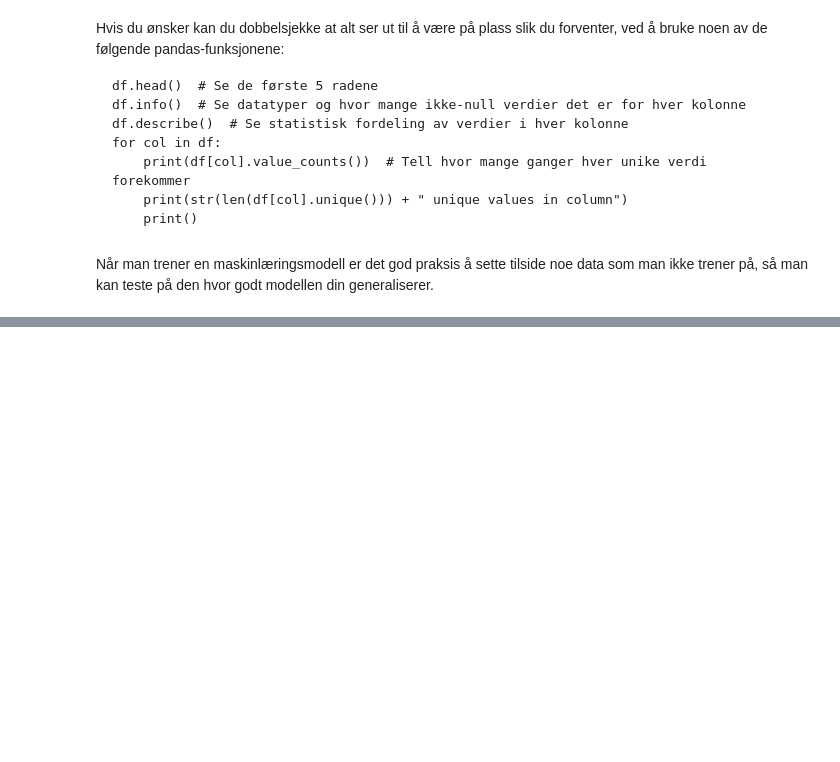
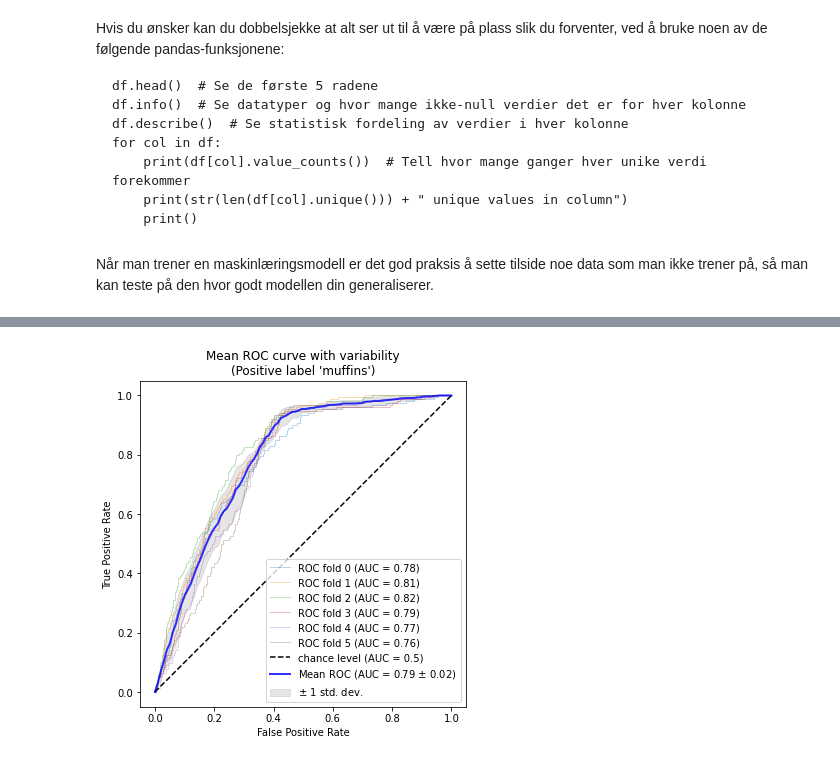
Before and after one commit to odaon/muffins-ai-motor, a Jupyter notebook: maskinlæring.ipynb, the cells around one changed output, grey strips where cells are left out. Saved outputs shown, nothing was run; the diff lists cells and outputs as text; code cells hidden in the pictures; blank space fills up the shorter version.

```diff
--- a/maskinlæring.ipynb
+++ b/maskinlæring.ipynb
@@ -64,13 +123,15 @@ En metode for dette kalles K-fold cross-validation. Navnet lyder slik fordi man
 # %%
-from sklearn.linear_model import LogisticRegression
 from sklearn.model_selection import cross_val_score
-from sklearn.model_selection import KFold
+from sklearn.model_selection import StratifiedKFold
 
 k = 5
-k_fold_x_validation = KFold(n_splits=k, random_state=None)
-logistic_regressor = LogisticRegression(solver='liblinear')
+k_fold_x_validation = StratifiedKFold(n_splits=k, random_state=42, shuffle=True)  # "Stratified" betyr av vi sørger for at det er like mange svindler i hver fold
 
-result = cross_val_score(logistic_regressor, X, y, cv=k_fold_x_validation)
+roc_auc_cv = cross_val_score(logistic_regressor, X, y, cv=k_fold_x_validation, scoring="roc_auc")
+print("Avg roc_auc: {}".format(round(roc_auc_cv.mean(), 3)))
+print(f"roc auc for alle folder: {roc_auc_cv}")
 
-print("Avg accuracy: {}".format(result.mean()))
+accuracy_cv = cross_val_score(logistic_regressor, X, y, cv=k_fold_x_validation, scoring="accuracy")
+print("Avg accuracy: {}".format(round(accuracy_cv.mean(), 3)))
+print(f"accuracy for alle folder: {accuracy_cv}")
 # %% [output]
@@ -95,0 +144,70 @@ Nøyaktighet bedre en dette vil
+# %%
+import matplotlib.pyplot as plt
+import numpy as np
+from sklearn import svm
+from sklearn.metrics import auc
+from sklearn.metrics import RocCurveDisplay
+from sklearn.model_selection import StratifiedKFold
+
+cv = StratifiedKFold(n_splits=6)
+classifier = logistic_regressor
+
+tprs = []
+aucs = []
+mean_fpr = np.linspace(0, 1, 100)
+
+fig, ax = plt.subplots(figsize=(6, 6))
+for fold, (train, test) in enumerate(cv.split(X, y)):
+    classifier.fit(X.iloc[train], y.iloc[train])
+    viz = RocCurveDisplay.from_estimator(
+        classifier,
+        X.iloc[test],
+        y.iloc[test],
+        name=f"ROC fold {fold}",
+        alpha=0.3,
+        lw=1,
+        ax=ax,
+    )
+    interp_tpr = np.interp(mean_fpr, viz.fpr, viz.tpr)
+    interp_tpr[0] = 0.0
+    tprs.append(interp_tpr)
+    aucs.append(viz.roc_auc)
+ax.plot([0, 1], [0, 1], "k--", label="chance level (AUC = 0.5)")
+
+mean_tpr = np.mean(tprs, axis=0)
+mean_tpr[-1] = 1.0
+mean_auc = auc(mean_fpr, mean_tpr)
+std_auc = np.std(aucs)
+ax.plot(
+    mean_fpr,
+    mean_tpr,
+    color="b",
+    label=r"Mean ROC (AUC = %0.2f $\pm$ %0.2f)" % (mean_auc, std_auc),
+    lw=2,
+    alpha=0.8,
+)
+
+std_tpr = np.std(tprs, axis=0)
+tprs_upper = np.minimum(mean_tpr + std_tpr, 1)
+tprs_lower = np.maximum(mean_tpr - std_tpr, 0)
+ax.fill_between(
+    mean_fpr,
+    tprs_lower,
+    tprs_upper,
+    color="grey",
+    alpha=0.2,
+    label=r"$\pm$ 1 std. dev.",
+)
+
+ax.set(
+    xlim=[-0.05, 1.05],
+    ylim=[-0.05, 1.05],
+    xlabel="False Positive Rate",
+    ylabel="True Positive Rate",
+    title=f"Mean ROC curve with variability\n(Positive label 'muffins')",
+)
+ax.axis("square")
+ax.legend(loc="lower right")
+plt.show()
+# %% [output]
+[figure, added]
```
Also changed, not shown: parts of 18 cells of this notebook, 4 other files.
